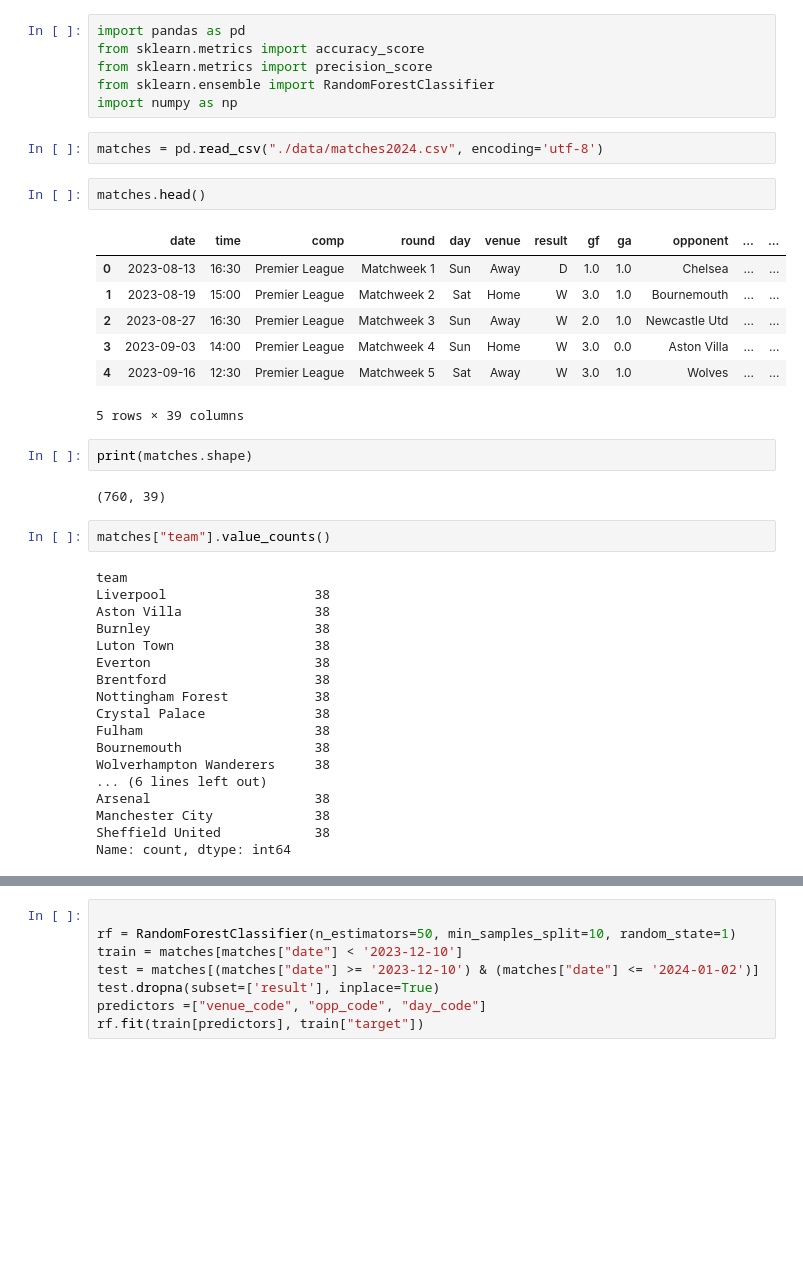
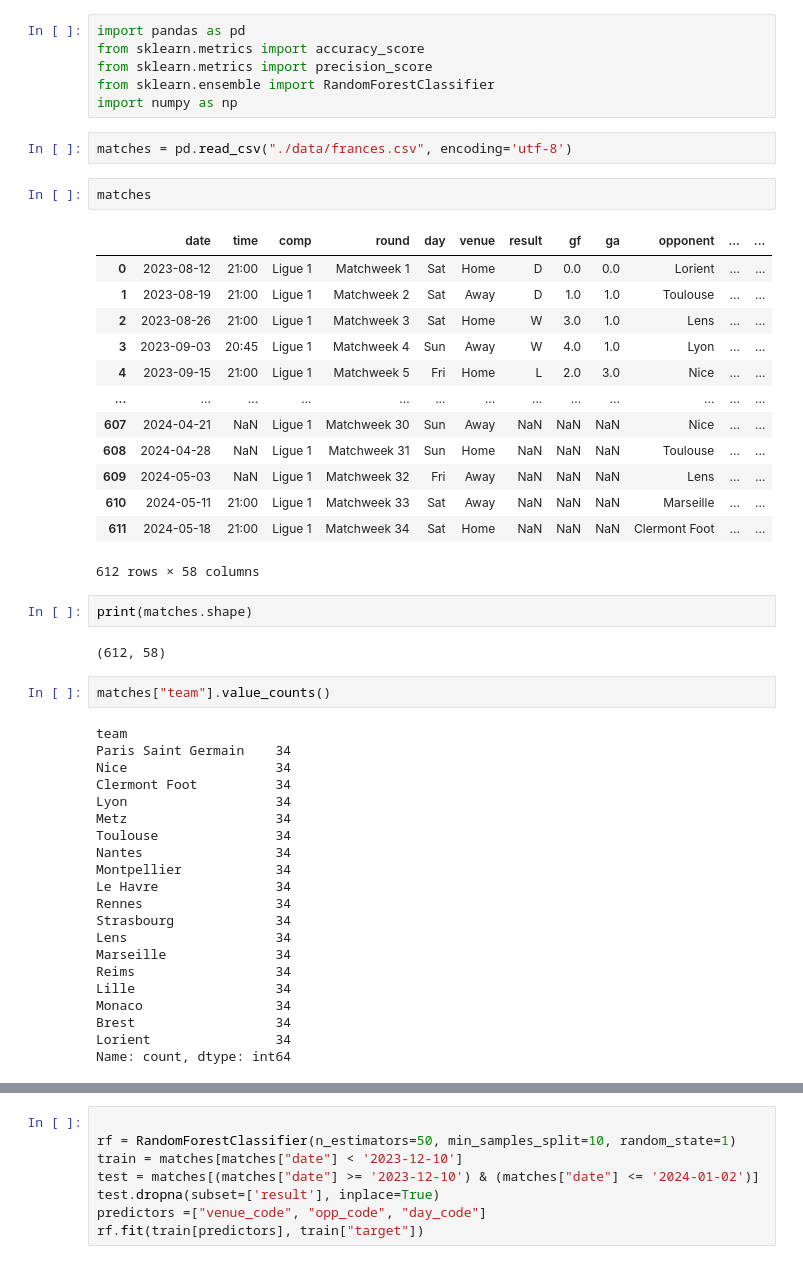
Before and after one commit to vinicarlosss/MachineLearning_Futebol, a Jupyter notebook: dataquest_model.ipynb, the cells around one changed output, grey strips where cells are left out. Drawn from its saved outputs; the diff is of its cells as text; blank space fills up the shorter version.

```diff
--- a/dataquest_model.ipynb
+++ b/dataquest_model.ipynb
@@ -5,40 +5,49 @@ from sklearn.metrics import precision_score
 from sklearn.ensemble import RandomForestClassifier
 import numpy as np
 # %%
-matches = pd.read_csv("./data/matches2024.csv", encoding='utf-8')
+matches = pd.read_csv("./data/frances.csv", encoding='utf-8')
 # %%
-matches.head()
+matches
 # %% [output]
 |  | date | time | comp | round | day | venue | result | gf | ga | opponent | ... | ... |
-| 0 | 2023-08-13 | 16:30 | Premier League | Matchweek 1 | Sun | Away | D | 1.0 | 1.0 | Chelsea | ... | ... |
-| 1 | 2023-08-19 | 15:00 | Premier League | Matchweek 2 | Sat | Home | W | 3.0 | 1.0 | Bournemouth | ... | ... |
-| 2 | 2023-08-27 | 16:30 | Premier League | Matchweek 3 | Sun | Away | W | 2.0 | 1.0 | Newcastle Utd | ... | ... |
-| 3 | 2023-09-03 | 14:00 | Premier League | Matchweek 4 | Sun | Home | W | 3.0 | 0.0 | Aston Villa | ... | ... |
-| 4 | 2023-09-16 | 12:30 | Premier League | Matchweek 5 | Sat | Away | W | 3.0 | 1.0 | Wolves | ... | ... |
+| 0 | 2023-08-12 | 21:00 | Ligue 1 | Matchweek 1 | Sat | Home | D | 0.0 | 0.0 | Lorient | ... | ... |
+| 1 | 2023-08-19 | 21:00 | Ligue 1 | Matchweek 2 | Sat | Away | D | 1.0 | 1.0 | Toulouse | ... | ... |
+| 2 | 2023-08-26 | 21:00 | Ligue 1 | Matchweek 3 | Sat | Home | W | 3.0 | 1.0 | Lens | ... | ... |
+| 3 | 2023-09-03 | 20:45 | Ligue 1 | Matchweek 4 | Sun | Away | W | 4.0 | 1.0 | Lyon | ... | ... |
+| 4 | 2023-09-15 | 21:00 | Ligue 1 | Matchweek 5 | Fri | Home | L | 2.0 | 3.0 | Nice | ... | ... |
+| ... | ... | ... | ... | ... | ... | ... | ... | ... | ... | ... | ... | ... |
+| 607 | 2024-04-21 | NaN | Ligue 1 | Matchweek 30 | Sun | Away | NaN | NaN | NaN | Nice | ... | ... |
+| 608 | 2024-04-28 | NaN | Ligue 1 | Matchweek 31 | Sun | Home | NaN | NaN | NaN | Toulouse | ... | ... |
+| 609 | 2024-05-03 | NaN | Ligue 1 | Matchweek 32 | Fri | Away | NaN | NaN | NaN | Lens | ... | ... |
+| 610 | 2024-05-11 | 21:00 | Ligue 1 | Matchweek 33 | Sat | Away | NaN | NaN | NaN | Marseille | ... | ... |
+| 611 | 2024-05-18 | 21:00 | Ligue 1 | Matchweek 34 | Sat | Home | NaN | NaN | NaN | Clermont Foot | ... | ... |
-5 rows × 39 columns
+612 rows × 58 columns
 # %%
 print(matches.shape)
 # %% [output]
-(760, 39)
+(612, 58)
 # %%
 matches["team"].value_counts()
 # %% [output]
 team
-Liverpool                   38
-Aston Villa                 38
-Burnley                     38
-Luton Town                  38
-Everton                     38
-Brentford                   38
-Nottingham Forest           38
-Crystal Palace              38
-Fulham                      38
-Bournemouth                 38
-Wolverhampton Wanderers     38
-... (6 lines left out)
-Arsenal                     38
-Manchester City             38
-Sheffield United            38
+Paris Saint Germain    34
+Nice                   34
+Clermont Foot          34
+Lyon                   34
+Metz                   34
+Toulouse               34
+Nantes                 34
+Montpellier            34
+Le Havre               34
+Rennes                 34
+Strasbourg             34
+Lens                   34
+Marseille              34
+Reims                  34
+Lille                  34
+Monaco                 34
+Brest                  34
+Lorient                34
 Name: count, dtype: int64
 # %%
 matches[matches["team"] == "Liverpool"].sort_values("date")
```
Also changed, not shown: parts of 24 cells of this notebook, 2 other files.
